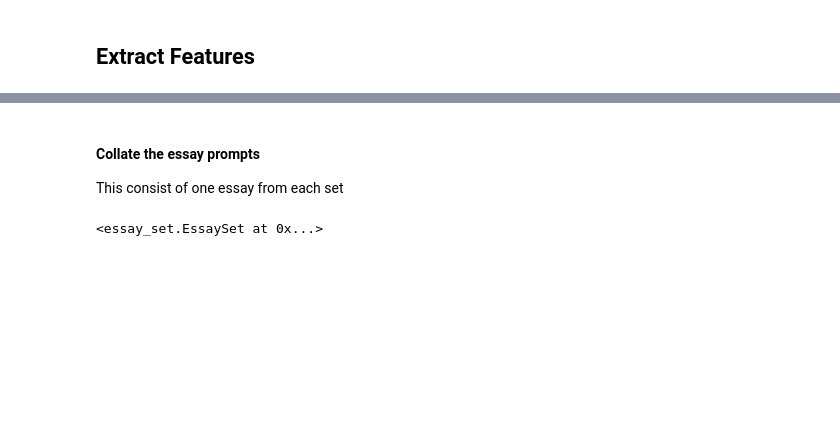
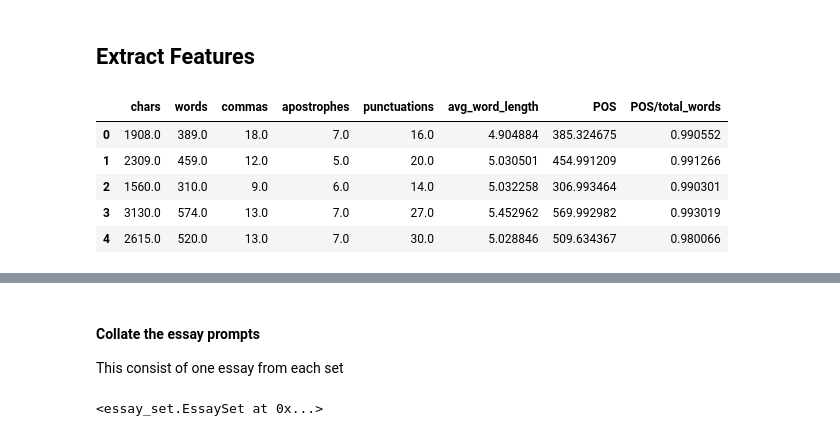
Before and after one commit to ikttan/maes, a Jupyter notebook: maes.ipynb, the cells around one changed output, grey strips where cells are left out. Cells and saved outputs as stored; diff of their text form; code cells hidden in the pictures; blank space fills up the shorter version.

```diff
--- a/maes.ipynb
+++ b/maes.ipynb
@@ -158,9 +149,3 @@ scores_8.columns = "score"
 THE ABOVE NEEDS TO BE PUT INTO A LOOP BUT I LEFT IT AS IS BECAUSE YOU CAN PICK AND CHOOSE EASILY INSTEAD.
 # %% [markdown]
 #### Create the essay sets
-# %%
-# This can take some time, be patient :-)
-e_set = EssaySet()
-
-for i in range(len(essays)):
-    e_set.add_essay(essays[i], scores[i])
@@ -166,0 +154,12 @@ for i in range(len(essays)):
+# %%
+e_set_1 = EssaySet()
+e_set_2 = EssaySet()
+#e_set_3 = EssaySet()
+#e_set_4 = EssaySet()
+#e_set_5 = EssaySet()
+#e_set_6 = EssaySet()
+e_set_7 = EssaySet()
+e_set_8 = EssaySet()
+# %%
+for i in range(len(essays_1)):
+    e_set_1.add_essay(essays_1[i], scores_1[i])
@@ -169,8 +179,8 @@ for i in range(len(essays)):
 # %%
 f_extractor = FeatureExtractor()
 # %%
-length = f_extractor.gen_length_feats(e_set)
-length_df = pd.DataFrame(
+length = f_extractor.gen_length_feats(e_set_1)
+length_df_1 = pd.DataFrame(
     length,
     columns = [
         'chars',
@@ -183,3 +193,12 @@ length_df = pd.DataFrame(
         'POS/total_words'
     ]
 )
+# %%
+length_df_1.head()
+# %% [output]
+|  | chars | words | commas | apostrophes | punctuations | avg_word_length | POS | POS/total_words |
+| 0 | 1908.0 | 389.0 | 18.0 | 7.0 | 16.0 | 4.904884 | 385.324675 | 0.990552 |
+| 1 | 2309.0 | 459.0 | 12.0 | 5.0 | 20.0 | 5.030501 | 454.991209 | 0.991266 |
+| 2 | 1560.0 | 310.0 | 9.0 | 6.0 | 14.0 | 5.032258 | 306.993464 | 0.990301 |
+| 3 | 3130.0 | 574.0 | 13.0 | 7.0 | 27.0 | 5.452962 | 569.992982 | 0.993019 |
+| 4 | 2615.0 | 520.0 | 13.0 | 7.0 | 30.0 | 5.028846 | 509.634367 | 0.980066 |
```
Also changed, not shown: parts of 23 cells of this notebook.
